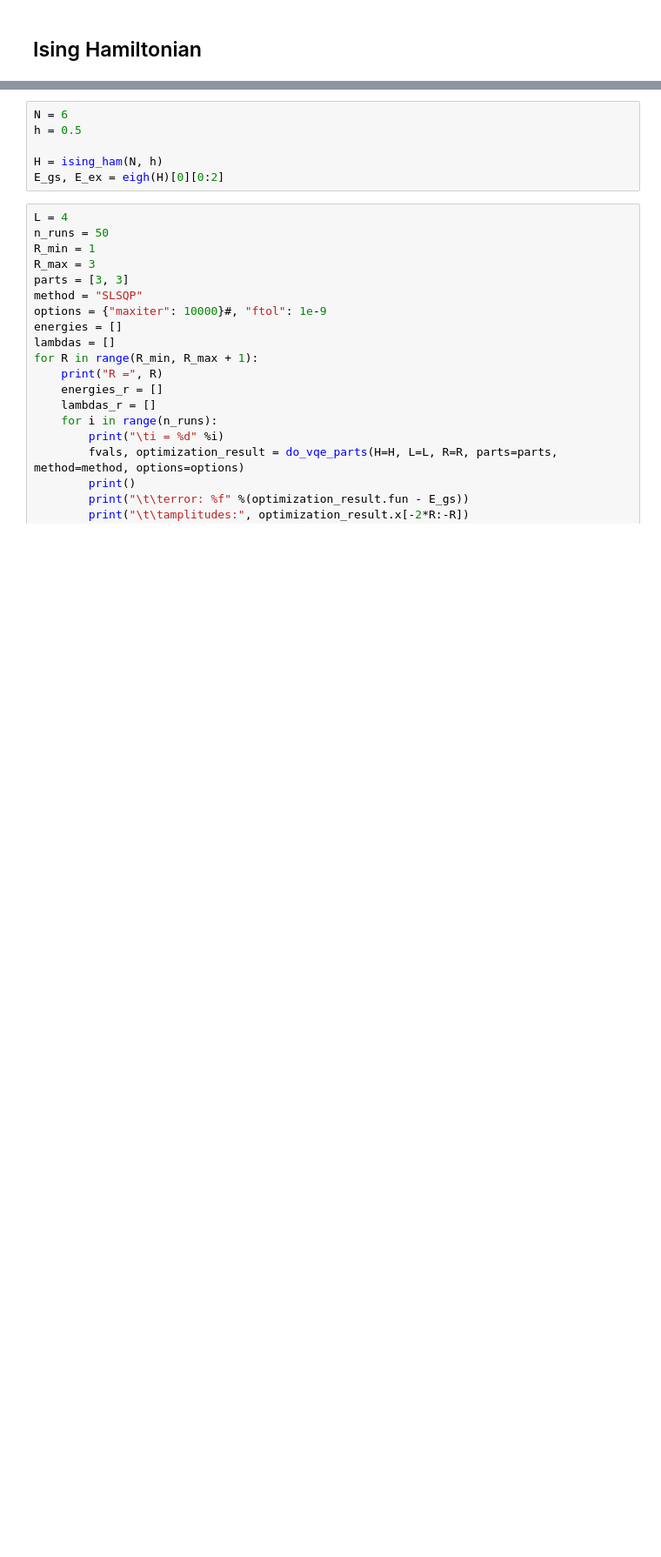
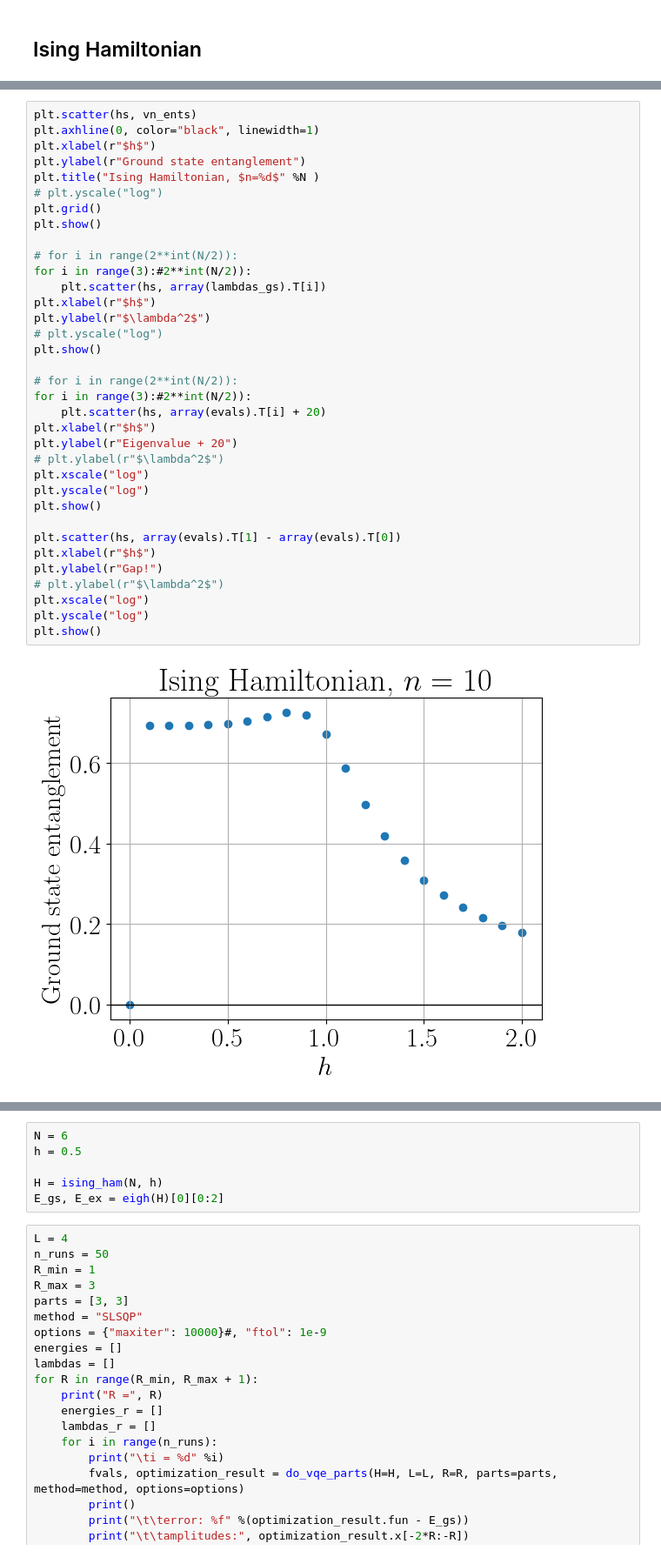
Before and after one commit to kardashin/distributed_vqe, a Jupyter notebook: distributed_vqe.ipynb, the cells around one changed output, grey strips where cells are left out. Shown at 87% size. Cells and saved outputs as stored; diff of their text form; blank space fills up the shorter version.

```diff
--- a/distributed_vqe.ipynb
+++ b/distributed_vqe.ipynb
@@ -280,0 +292,37 @@ h=2.0000
+# %%
+plt.scatter(hs, vn_ents)
+plt.axhline(0, color="black", linewidth=1)
+plt.xlabel(r"$h$")
+plt.ylabel(r"Ground state entanglement")
+plt.title("Ising Hamiltonian, $n=%d$" %N )
+# plt.yscale("log")
+plt.grid()
+plt.show()
+
+# for i in range(2**int(N/2)):
+for i in range(3):#2**int(N/2)):
+    plt.scatter(hs, array(lambdas_gs).T[i])
+plt.xlabel(r"$h$")
+plt.ylabel(r"$\lambda^2$")
+# plt.yscale("log")
+plt.show()
+
+# for i in range(2**int(N/2)):
+for i in range(3):#2**int(N/2)):
+    plt.scatter(hs, array(evals).T[i] + 20)
+plt.xlabel(r"$h$")
+plt.ylabel(r"Eigenvalue + 20")
+# plt.ylabel(r"$\lambda^2$")
+plt.xscale("log")
+plt.yscale("log")
+plt.show()
+
+plt.scatter(hs, array(evals).T[1] - array(evals).T[0])
+plt.xlabel(r"$h$")
+plt.ylabel(r"Gap!")
+# plt.ylabel(r"$\lambda^2$")
+plt.xscale("log")
+plt.yscale("log")
+plt.show()
+# %% [output]
+[figure, added]
```
Also changed, not shown: parts of 9 cells of this notebook.
